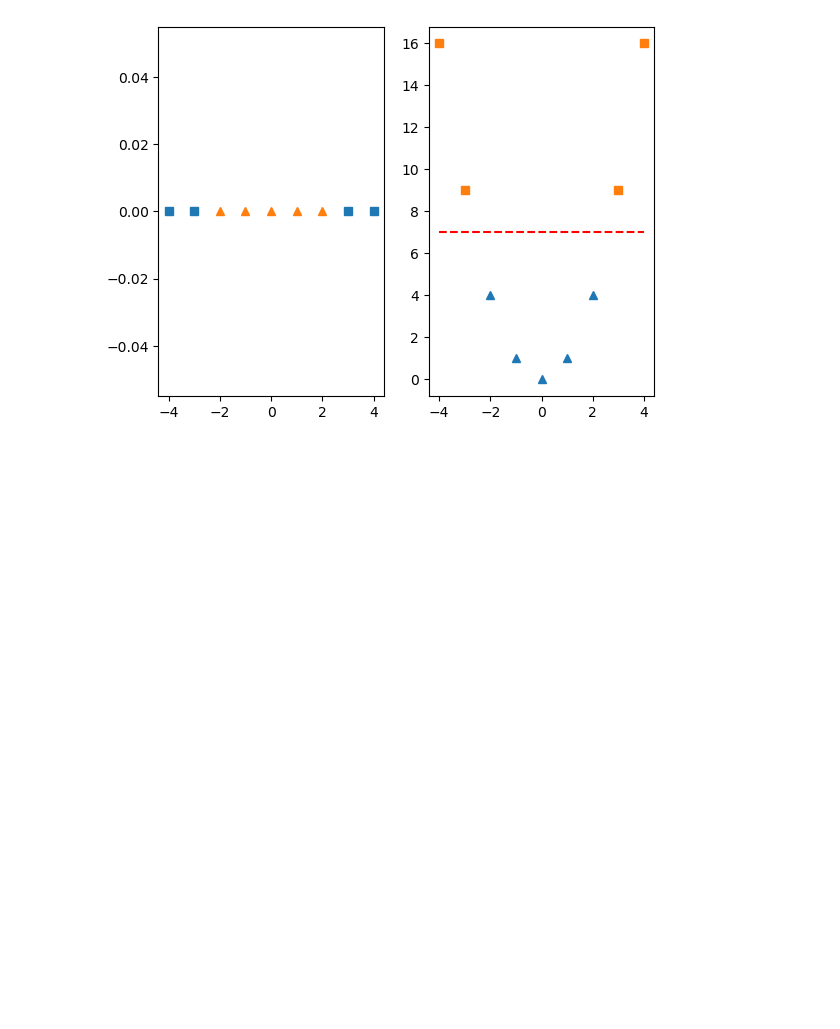
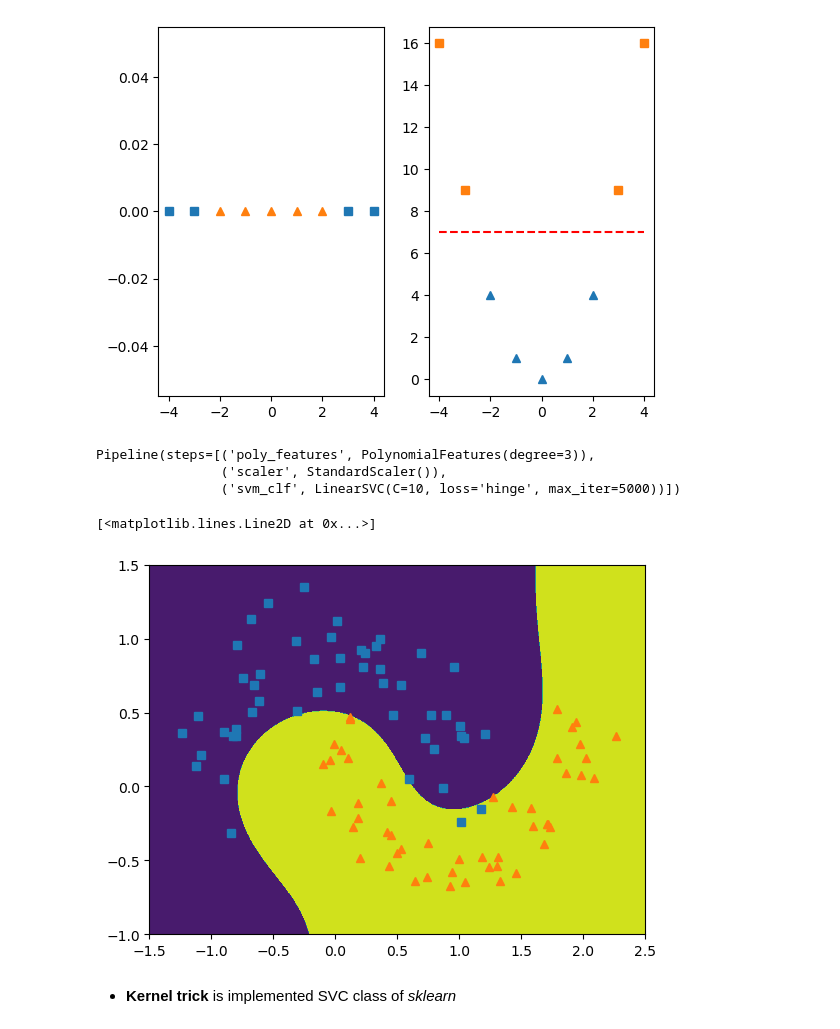
Before and after one commit to bop-hz/mltest, a Jupyter notebook: chapter5/svm.ipynb, the cells around one changed output. Cells and saved outputs as stored; diff of their text form; code cells hidden in the pictures; blank space fills up the shorter version.

Commit message:
update svc with kernel feature

```diff
--- a/chapter5/svm.ipynb
+++ b/chapter5/svm.ipynb
@@ -103,0 +108,31 @@ ax2.plot(xorigin,y,'r--')
+# %%
+X,y = make_moons(n_samples=100,noise=0.15)
+polynomial_svm_clf = Pipeline([
+    ("poly_features",PolynomialFeatures(degree=3)),
+    ("scaler",StandardScaler()),
+    ("svm_clf",LinearSVC(C=10,loss="hinge",max_iter=5000))
+])
+polynomial_svm_clf.fit(X,y)
+# %% [output]
+Pipeline(steps=[('poly_features', PolynomialFeatures(degree=3)),
+                ('scaler', StandardScaler()),
+                ('svm_clf', LinearSVC(C=10, loss='hinge', max_iter=5000))])
+# %%
+feature1,feature2 = np.meshgrid(
+    np.linspace(-1.5,2.5,1000),
+    np.linspace(-1.0,1.5,500)
+)
+testgrid = np.vstack([feature1.ravel(),feature2.ravel()]).T
+ypredict = polynomial_svm_clf.predict(testgrid)
+ypredict = np.reshape(ypredict,feature1.shape)
+displaybound = DecisionBoundaryDisplay(xx0=feature1,xx1=feature2,response=ypredict)
+displaybound.plot()
+ind0 =(y==0)
+plt.plot(X[ind0,0],X[ind0,1],'s')
+ind1 =(y==1)
+plt.plot(X[ind1,0],X[ind1,1],'^')
+# %% [output]
+[<matplotlib.lines.Line2D at 0x...>]
+[figure, added]
+# %% [markdown]
+- **Kernel trick** is implemented SVC class of *sklearn*
```
Also changed, not shown: parts of 6 cells of this notebook.
